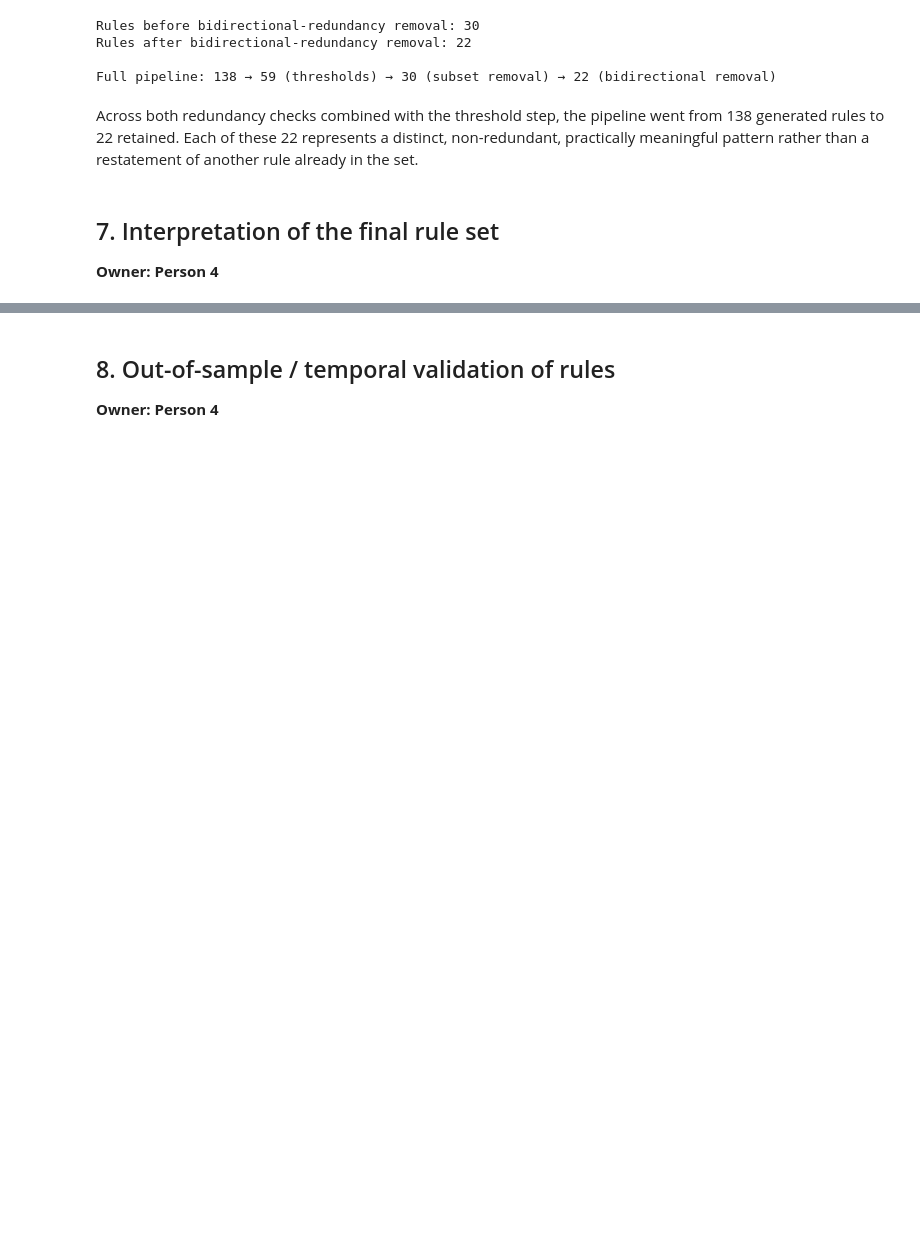
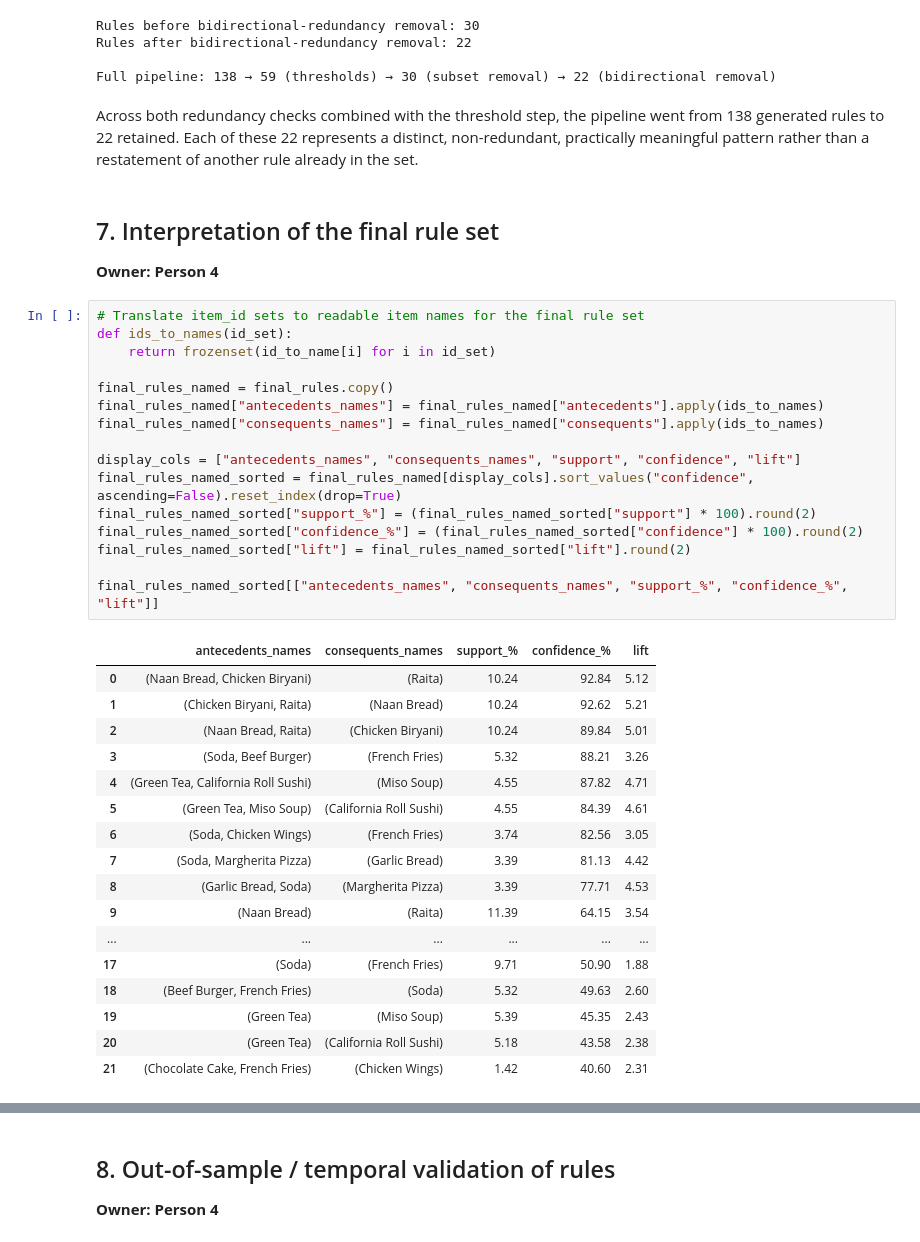
Before and after one commit to tanuiivy/bbt4106-202604-D4-association-rules, a Jupyter notebook: lab_submission/bbt4106-202604-D4-association-rules.ipynb, the cells around one changed output, grey strips where cells are left out. Cells and saved outputs as stored; diff of their text form; blank space fills up the shorter version.

```diff
--- a/lab_submission/bbt4106-202604-D4-association-rules.ipynb
+++ b/lab_submission/bbt4106-202604-D4-association-rules.ipynb
@@ -808,3 +808,37 @@ Across both redundancy checks combined with the threshold step, the pipeline wen
 # %% [markdown]
 ## 7. Interpretation of the final rule set
 **Owner: Person 4**
+# %%
+# Translate item_id sets to readable item names for the final rule set
+def ids_to_names(id_set):
+    return frozenset(id_to_name[i] for i in id_set)
+
+final_rules_named = final_rules.copy()
+final_rules_named["antecedents_names"] = final_rules_named["antecedents"].apply(ids_to_names)
+final_rules_named["consequents_names"] = final_rules_named["consequents"].apply(ids_to_names)
+
+display_cols = ["antecedents_names", "consequents_names", "support", "confidence", "lift"]
+final_rules_named_sorted = final_rules_named[display_cols].sort_values("confidence", ascending=False).reset_index(drop=True)
+final_rules_named_sorted["support_%"] = (final_rules_named_sorted["support"] * 100).round(2)
+final_rules_named_sorted["confidence_%"] = (final_rules_named_sorted["confidence"] * 100).round(2)
+final_rules_named_sorted["lift"] = final_rules_named_sorted["lift"].round(2)
+
+final_rules_named_sorted[["antecedents_names", "consequents_names", "support_%", "confidence_%", "lift"]]
+# %% [output]
+|  | antecedents_names | consequents_names | support_% | confidence_% | lift |
+| 0 | (Naan Bread, Chicken Biryani) | (Raita) | 10.24 | 92.84 | 5.12 |
+| 1 | (Chicken Biryani, Raita) | (Naan Bread) | 10.24 | 92.62 | 5.21 |
+| 2 | (Naan Bread, Raita) | (Chicken Biryani) | 10.24 | 89.84 | 5.01 |
+| 3 | (Soda, Beef Burger) | (French Fries) | 5.32 | 88.21 | 3.26 |
+| 4 | (Green Tea, California Roll Sushi) | (Miso Soup) | 4.55 | 87.82 | 4.71 |
+| 5 | (Green Tea, Miso Soup) | (California Roll Sushi) | 4.55 | 84.39 | 4.61 |
+| 6 | (Soda, Chicken Wings) | (French Fries) | 3.74 | 82.56 | 3.05 |
+| 7 | (Soda, Margherita Pizza) | (Garlic Bread) | 3.39 | 81.13 | 4.42 |
+| 8 | (Garlic Bread, Soda) | (Margherita Pizza) | 3.39 | 77.71 | 4.53 |
+| 9 | (Naan Bread) | (Raita) | 11.39 | 64.15 | 3.54 |
+| ... | ... | ... | ... | ... | ... |
+| 17 | (Soda) | (French Fries) | 9.71 | 50.90 | 1.88 |
+| 18 | (Beef Burger, French Fries) | (Soda) | 5.32 | 49.63 | 2.60 |
+| 19 | (Green Tea) | (Miso Soup) | 5.39 | 45.35 | 2.43 |
+| 20 | (Green Tea) | (California Roll Sushi) | 5.18 | 43.58 | 2.38 |
+| 21 | (Chocolate Cake, French Fries) | (Chicken Wings) | 1.42 | 40.60 | 2.31 |
```
Also changed, not shown: parts of 9 cells of this notebook.
